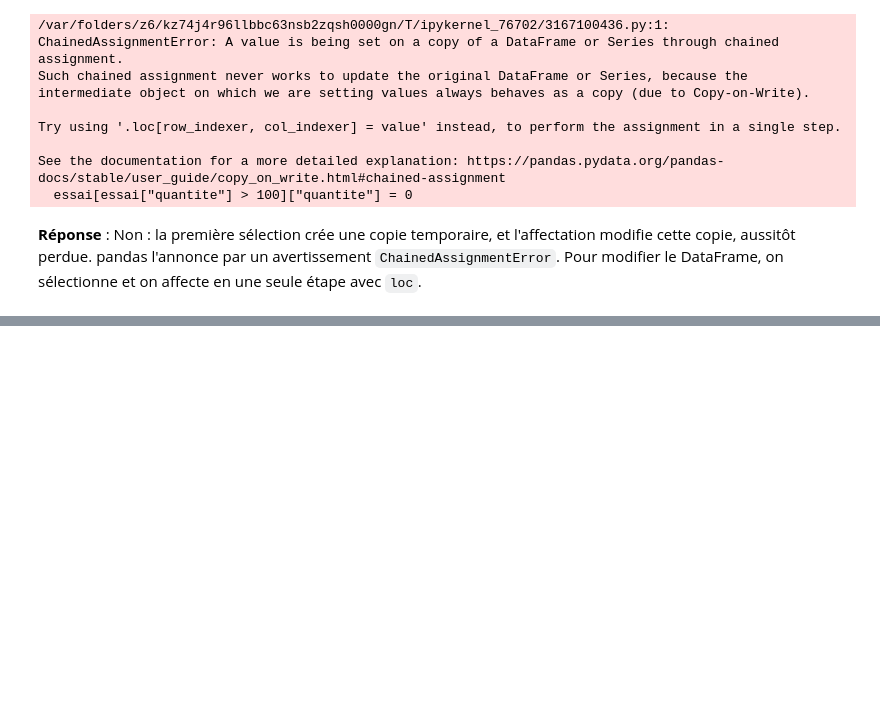
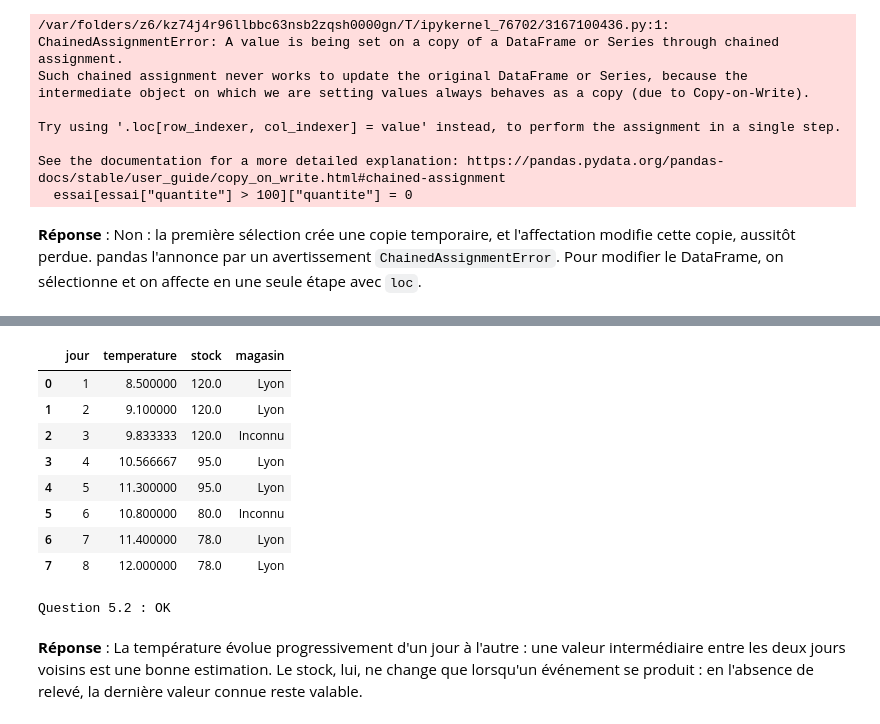
Before and after one commit to ardev2/formation-analyse-donnees-python, a Jupyter notebook: corrections/exercices/tp02-nettoyage/tp02_corrige.ipynb, the cells around one changed output, grey strips where cells are left out. Cells and saved outputs as stored; diff of their text form; code cells hidden in the pictures; blank space fills up the shorter version.

```diff
--- a/corrections/exercices/tp02-nettoyage/tp02_corrige.ipynb
+++ b/corrections/exercices/tp02-nettoyage/tp02_corrige.ipynb
@@ -302,0 +823,27 @@ See the documentation for a more detailed explanation: https://pandas.pydata.org
+# %%
+complete = releves.copy()
+complete["temperature"] = complete["temperature"].interpolate()
+complete["stock"] = complete["stock"].ffill()
+complete["magasin"] = complete["magasin"].fillna("Inconnu")
+complete
+# %% [output]
+|  | jour | temperature | stock | magasin |
+| 0 | 1 | 8.500000 | 120.0 | Lyon |
+| 1 | 2 | 9.100000 | 120.0 | Lyon |
+| 2 | 3 | 9.833333 | 120.0 | Inconnu |
+| 3 | 4 | 10.566667 | 95.0 | Lyon |
+| 4 | 5 | 11.300000 | 95.0 | Lyon |
+| 5 | 6 | 10.800000 | 80.0 | Inconnu |
+| 6 | 7 | 11.400000 | 78.0 | Lyon |
+| 7 | 8 | 12.000000 | 78.0 | Lyon |
+# %%
+# Vérification
+assert complete.isna().sum().sum() == 0, "il reste des valeurs manquantes"
+assert round(complete.loc[2, "temperature"], 2) == 9.83, "la température du jour 3 doit être interpolée entre 9.1 et 11.3"
+assert complete.loc[1, "stock"] == 120, "le stock du jour 2 doit reprendre la valeur du jour 1"
+assert releves.isna().sum().sum() == 9, "releves ne doit pas être modifié"
+print("Question 5.2 : OK")
+# %% [output]
+Question 5.2 : OK
+# %% [markdown]
+**Réponse** : La température évolue progressivement d'un jour à l'autre : une valeur intermédiaire entre les deux jours voisins est une bonne estimation. Le stock, lui, ne change que lorsqu'un événement se produit : en l'absence de relevé, la dernière valeur connue reste valable.
```
Also changed, not shown: parts of 68 cells of this notebook.
